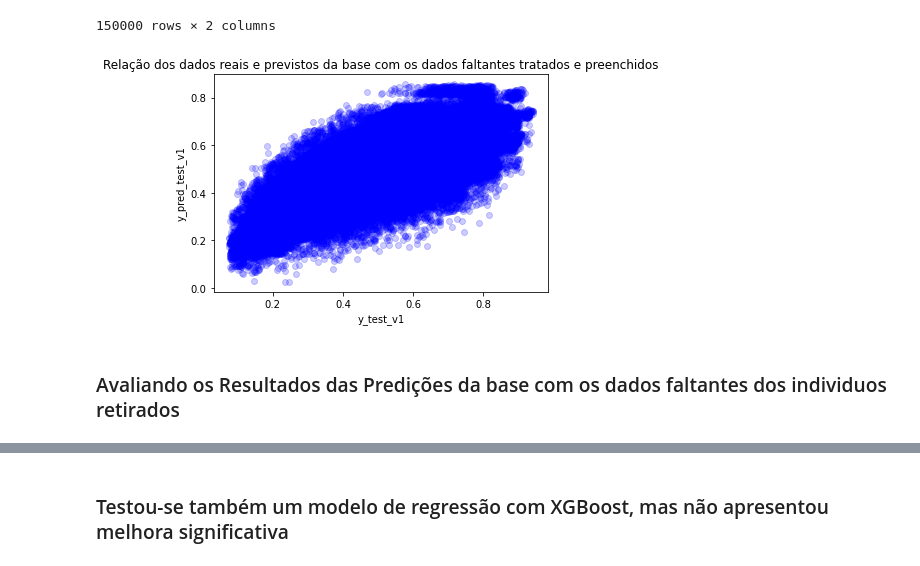
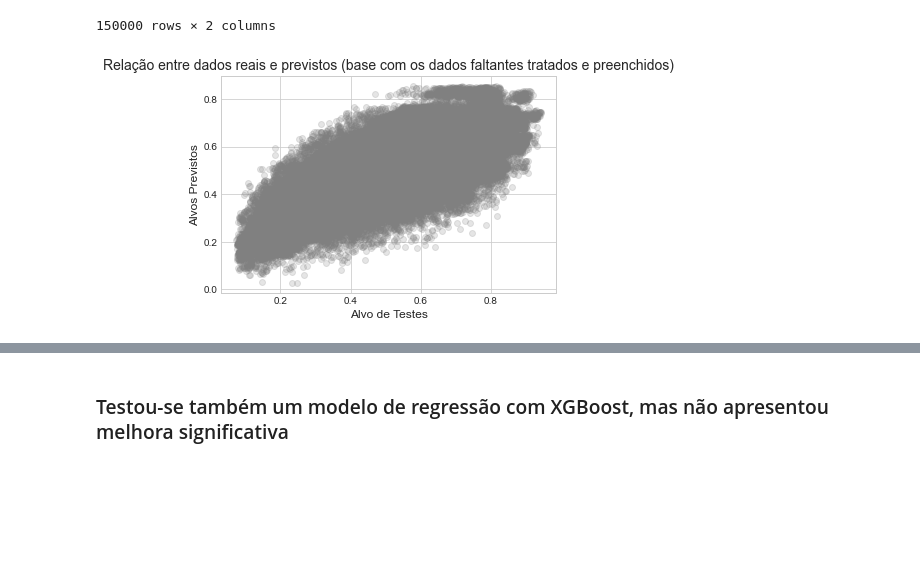
Before and after one commit to cassianojp/desafio_neoway, a Jupyter notebook: desafio_neoway_model.ipynb, the cells around one changed output, grey strips where cells are left out. Cells and saved outputs as stored; diff of their text form; code cells hidden in the pictures; blank space fills up the shorter version.

```diff
--- a/desafio_neoway_model.ipynb
+++ b/desafio_neoway_model.ipynb
@@ -23,6 +23,7 @@ import matplotlib.pyplot as plt
 import warnings
 %matplotlib inline
 warnings.filterwarnings('ignore')
+plt.style.use('seaborn-whitegrid')
 # %%
 seed = 42
 # %%
@@ -464,11 +470,10 @@ resultados
 | 168757 | 0.316473 | 0.407410 |
 150000 rows × 2 columns
 # %%
-plt.plot(y_test_v1, y_pred_test_v1, 'bo', alpha=0.2);
-plt.xlabel('y_test_v1');
-plt.ylabel('y_pred_test_v1');
-plt.title('Relação dos dados reais e previstos da base com os dados faltantes tratados e preenchidos');
+plt.plot(y_test_v1, y_pred_test_v1, 'bo', color='gray', alpha=0.2);
+plt.ylabel('Alvos Previstos', fontsize=12)
+plt.xlabel('Alvo de Testes', fontsize=12)
+# plt.xticks(ha='center', rotation=0, fontsize=12)
+plt.title('Relação entre dados reais e previstos (base com os dados faltantes tratados e preenchidos)', fontsize=14);
 # %% [output]
-[figure, old version]
+[figure, new version]
-# %% [markdown]
-### Avaliando os Resultados das Predições da base com os dados faltantes dos individuos retirados
```
Also changed, not shown: parts of 112 cells of this notebook, 3 other files.
